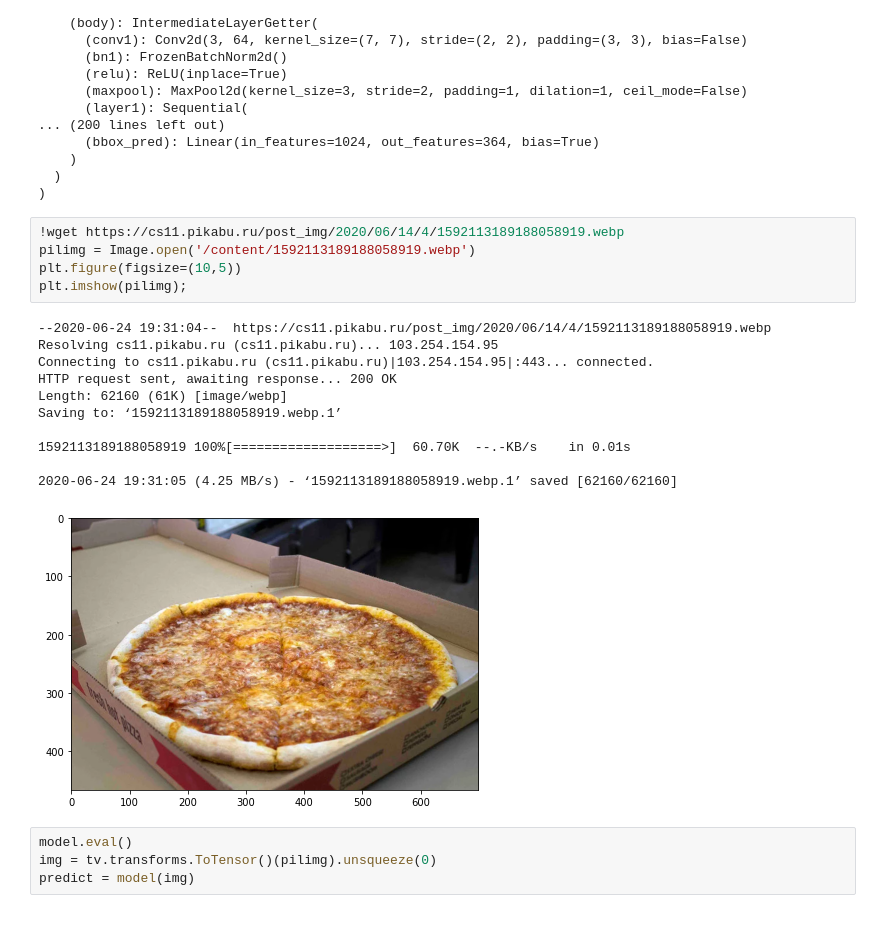
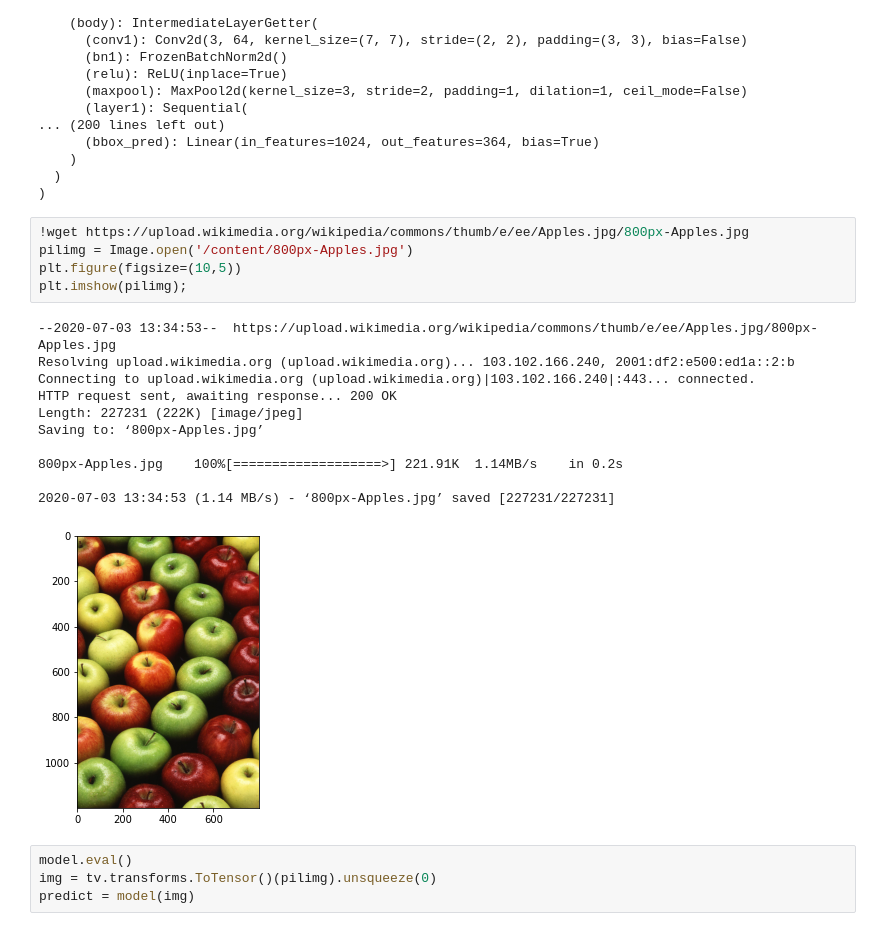
Before and after one commit to Catolampus/Fruit_detection, a Jupyter notebook: Fruit_detection_train.ipynb, the cells around one changed output. Cells and saved outputs as stored; diff of their text form.

```diff
--- a/Fruit_detection_train.ipynb
+++ b/Fruit_detection_train.ipynb
@@ -35,22 +37,22 @@ FasterRCNN(
   )
 )
 # %%
-!wget https://cs11.pikabu.ru/post_img/2020/06/14/4/1592113189188058919.webp
-pilimg = Image.open('/content/1592113189188058919.webp')
+!wget https://upload.wikimedia.org/wikipedia/commons/thumb/e/ee/Apples.jpg/800px-Apples.jpg
+pilimg = Image.open('/content/800px-Apples.jpg')
 plt.figure(figsize=(10,5))
 plt.imshow(pilimg);
 # %% [output]
---2020-06-24 19:31:04--  https://cs11.pikabu.ru/post_img/2020/06/14/4/1592113189188058919.webp
-Resolving cs11.pikabu.ru (cs11.pikabu.ru)... 103.254.154.95
-Connecting to cs11.pikabu.ru (cs11.pikabu.ru)|103.254.154.95|:443... connected.
+--2020-07-03 13:34:53--  https://upload.wikimedia.org/wikipedia/commons/thumb/e/ee/Apples.jpg/800px-Apples.jpg
+Resolving upload.wikimedia.org (upload.wikimedia.org)... 103.102.166.240, 2001:df2:e500:ed1a::2:b
+Connecting to upload.wikimedia.org (upload.wikimedia.org)|103.102.166.240|:443... connected.
 HTTP request sent, awaiting response... 200 OK
-Length: 62160 (61K) [image/webp]
-Saving to: ‘1592113189188058919.webp.1’
+Length: 227231 (222K) [image/jpeg]
+Saving to: ‘800px-Apples.jpg’
 
-1592113189188058919 100%[===================>]  60.70K  --.-KB/s    in 0.01s
+800px-Apples.jpg    100%[===================>] 221.91K  1.14MB/s    in 0.2s
 
-2020-06-24 19:31:05 (4.25 MB/s) - ‘1592113189188058919.webp.1’ saved [62160/62160]
+2020-07-03 13:34:53 (1.14 MB/s) - ‘800px-Apples.jpg’ saved [227231/227231]
-[figure, old version]
+[figure, new version]
 # %%
 model.eval()
 img = tv.transforms.ToTensor()(pilimg).unsqueeze(0)
```
Also changed, not shown: parts of 16 cells of this notebook.
